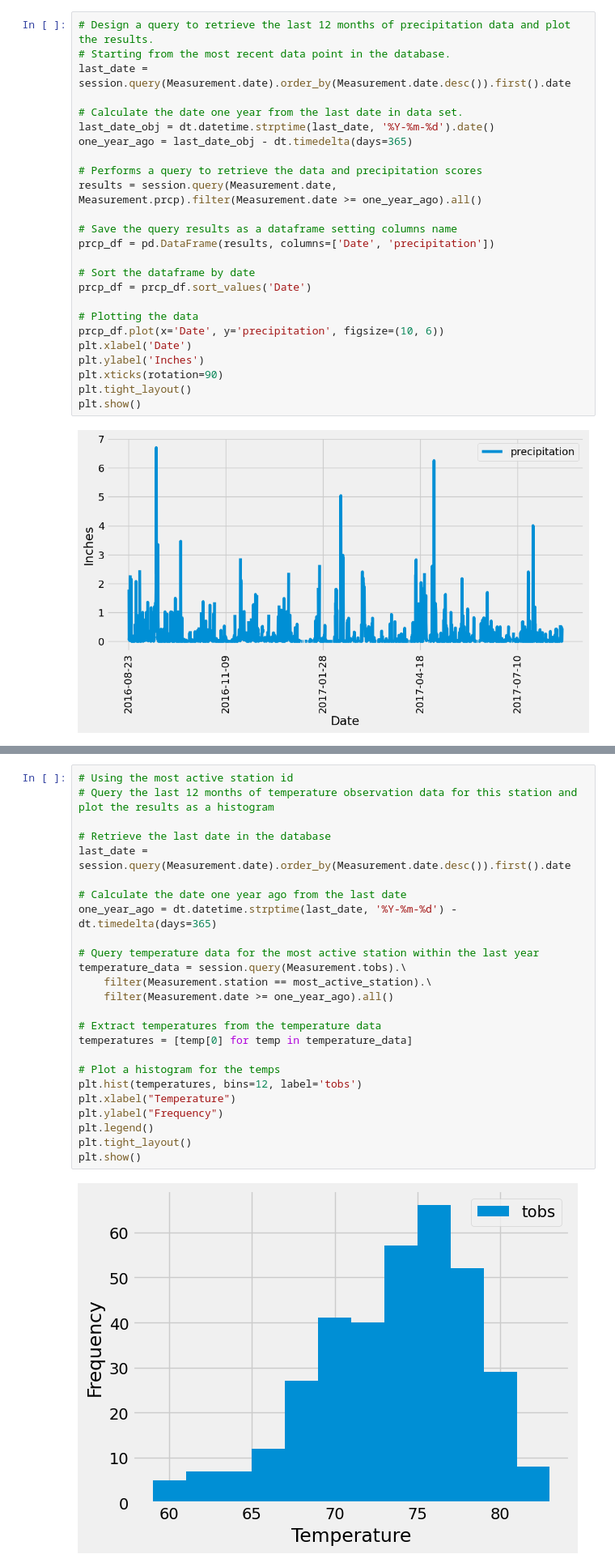
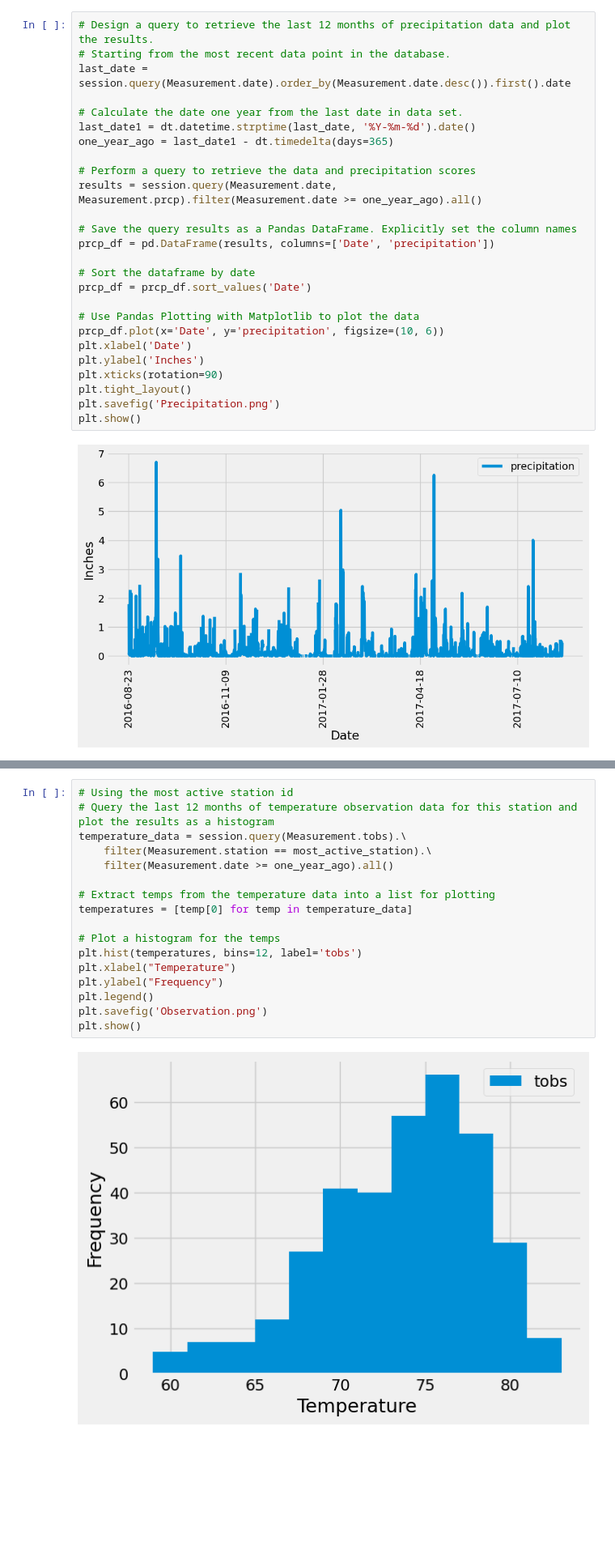
Before and after one commit to B-Aldridge/sqlalchemy-challenge, a Jupyter notebook: SurfsUp/sqlalchemy.ipynb, the cells around one changed output, grey strips where cells are left out. Shown at 81% size. Drawn from its saved outputs; the diff is of its cells as text; blank space fills up the shorter version.

Commit message:
added savefig for charts

```diff
--- a/SurfsUp/sqlalchemy.ipynb
+++ b/SurfsUp/sqlalchemy.ipynb
@@ -53,24 +50,25 @@ most_recent_date
 last_date = session.query(Measurement.date).order_by(Measurement.date.desc()).first().date
 
 # Calculate the date one year from the last date in data set.
-last_date_obj = dt.datetime.strptime(last_date, '%Y-%m-%d').date()
-one_year_ago = last_date_obj - dt.timedelta(days=365)
+last_date1 = dt.datetime.strptime(last_date, '%Y-%m-%d').date()
+one_year_ago = last_date1 - dt.timedelta(days=365)
 
-# Performs a query to retrieve the data and precipitation scores
+# Perform a query to retrieve the data and precipitation scores
 results = session.query(Measurement.date, Measurement.prcp).filter(Measurement.date >= one_year_ago).all()
 
-# Save the query results as a dataframe setting columns name
+# Save the query results as a Pandas DataFrame. Explicitly set the column names
 prcp_df = pd.DataFrame(results, columns=['Date', 'precipitation'])
 
 # Sort the dataframe by date
 prcp_df = prcp_df.sort_values('Date')
 
-# Plotting the data
+# Use Pandas Plotting with Matplotlib to plot the data
 prcp_df.plot(x='Date', y='precipitation', figsize=(10, 6))
 plt.xlabel('Date')
 plt.ylabel('Inches')
 plt.xticks(rotation=90)
 plt.tight_layout()
+plt.savefig('Precipitation.png')
 plt.show()
 # %% [output]
 [figure]
@@ -138,30 +133,22 @@ print(temperature_stats)
 # %%
 # Using the most active station id
 # Query the last 12 months of temperature observation data for this station and plot the results as a histogram
-
-# Retrieve the last date in the database
-last_date = session.query(Measurement.date).order_by(Measurement.date.desc()).first().date
-
-# Calculate the date one year ago from the last date
-one_year_ago = dt.datetime.strptime(last_date, '%Y-%m-%d') - dt.timedelta(days=365)
-
-# Query temperature data for the most active station within the last year
 temperature_data = session.query(Measurement.tobs).\
     filter(Measurement.station == most_active_station).\
     filter(Measurement.date >= one_year_ago).all()
 
-# Extract temperatures from the temperature data
+# Extract temps from the temperature data into a list for plotting
 temperatures = [temp[0] for temp in temperature_data]
 
 # Plot a histogram for the temps
 plt.hist(temperatures, bins=12, label='tobs')
 plt.xlabel("Temperature")
 plt.ylabel("Frequency")
 plt.legend()
-plt.tight_layout()
+plt.savefig('Observation.png')
 plt.show()
 # %% [output]
-[figure, old version]
+[figure, new version]
 # %%
 # Close Session
 session.close()
```
Also changed, not shown: parts of 6 cells of this notebook, 3 other files.
